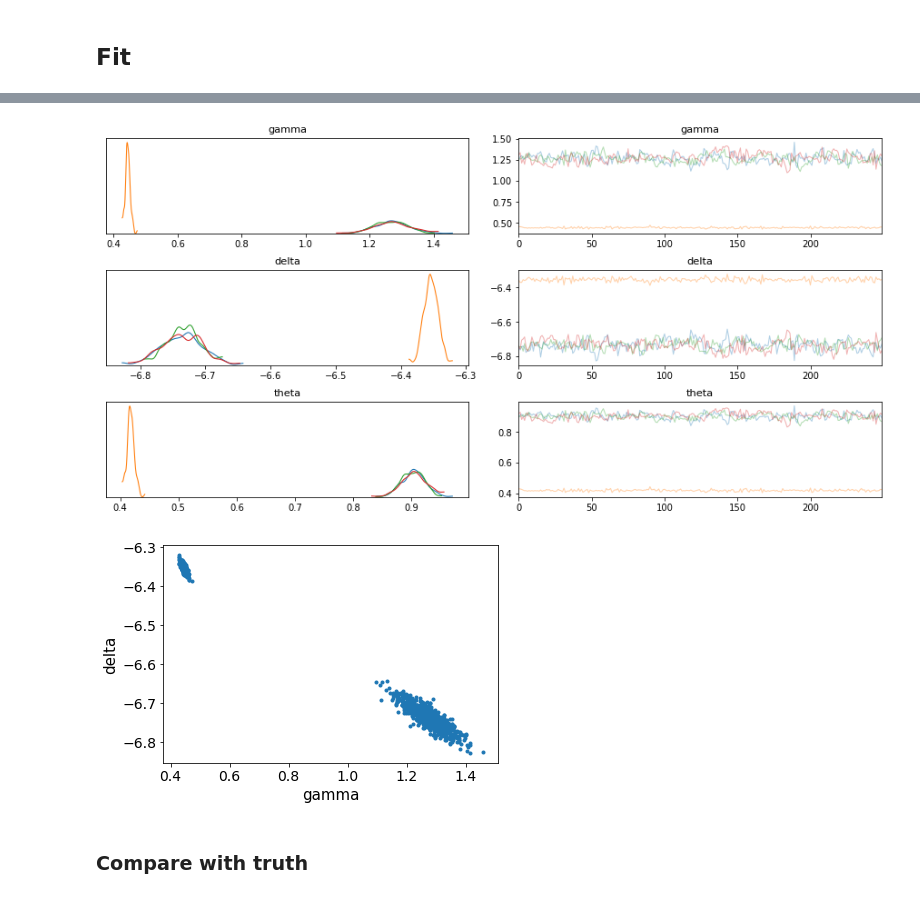
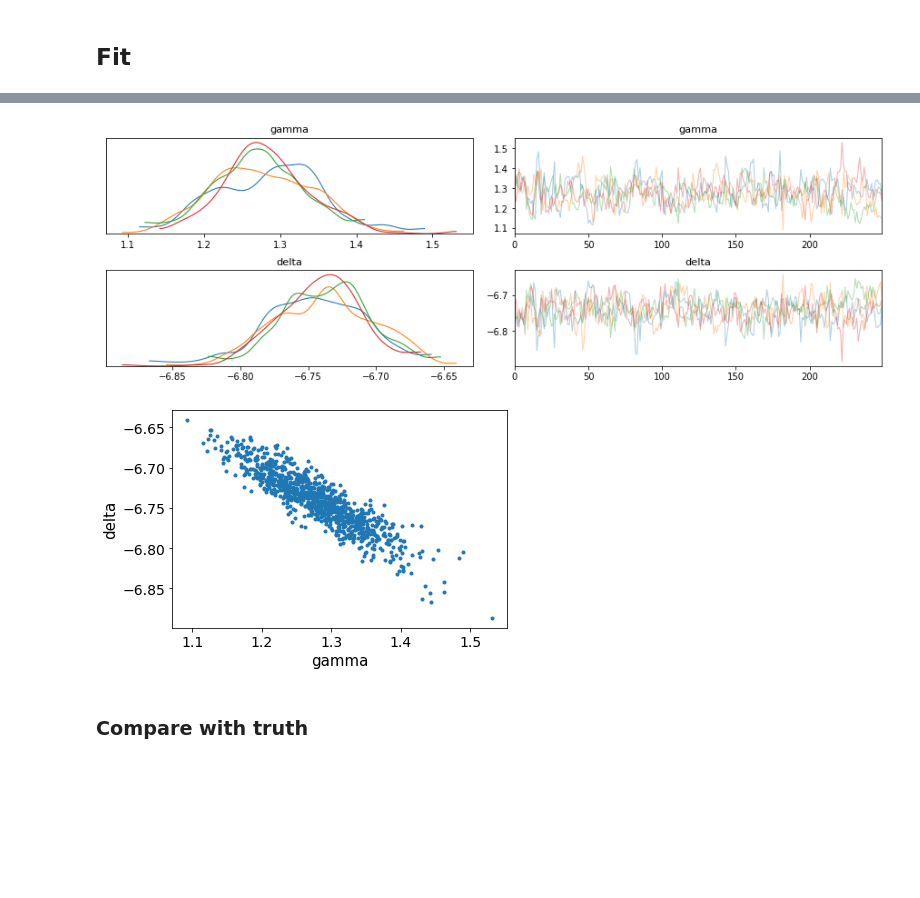
Before and after one commit to grburgess/zusammen, a Jupyter notebook: examples/fit.ipynb, the cells around one changed output, grey strips where cells are left out. Cells and saved outputs as stored; diff of their text form; code cells hidden in the pictures; blank space fills up the shorter version.

```diff
--- a/examples/fit.ipynb
+++ b/examples/fit.ipynb
@@ -69,6 +69,6 @@ samps = 250
 total = warmup + samps
 chains = 4
 # %%
-model = CmdStanModel(stan_file="stan/simple_cor_angle.stan",
+model = CmdStanModel(stan_file="stan/simple_cor.stan",
                      cpp_options={'STAN_THREADS': 'TRUE'})
 # %% [output]
@@ -95,13 +96,13 @@ av = arviz.from_cmdstanpy(fit)
 # %%
 #fit.summary
 # %%
-arviz.plot_trace(av, var_names=["gamma", "delta", "theta"]);
+arviz.plot_trace(av, var_names=["gamma", "delta"]);
 # %% [output]
-[figure, old version]
+[figure, new version]
 # %%
 arviz.plot_pair(av, var_names=["gamma", "delta"], divergences=True);
 # %% [output]
-[figure, old version]
+[figure, new version]
 # %% [markdown]
 ### Compare with truth
 # %%
```
Also changed, not shown: parts of 20 cells of this notebook, 2 other files.
